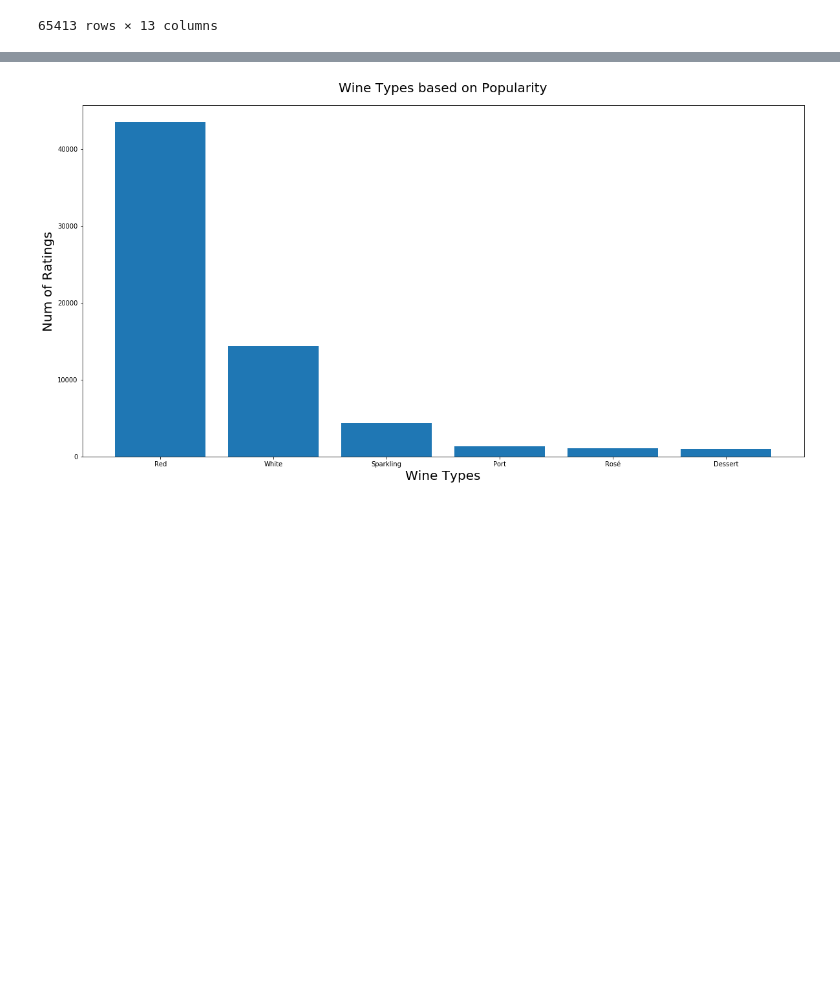
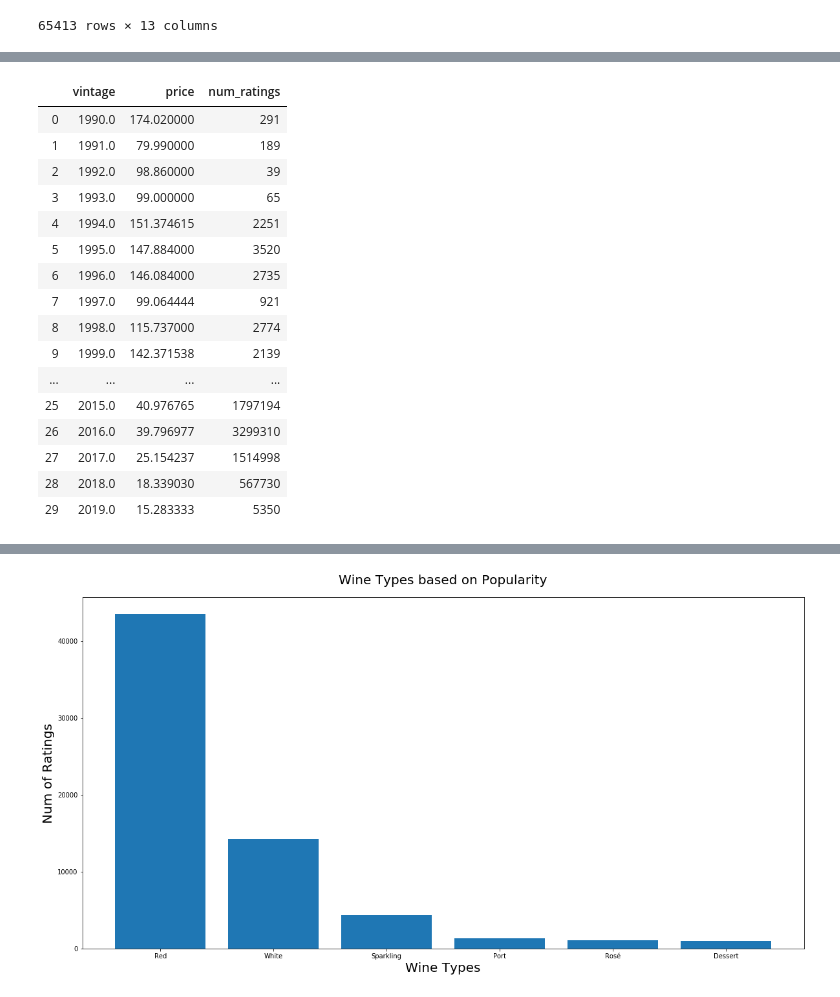
Before and after one commit to yueweng/wine-predictions, a Jupyter notebook: capstone.ipynb, the cells around one changed output, grey strips where cells are left out. Cells and saved outputs as stored; diff of their text form; code cells hidden in the pictures; blank space fills up the shorter version.

```diff
--- a/capstone.ipynb
+++ b/capstone.ipynb
@@ -66,0 +111,22 @@ wine.fill_null_value('vintage')
+# %%
+vintage_df = wine_df[(wine_df['vintage'] >= 1990.0) & (wine_df['price'] > 0.0)]
+vintage_df_group = vintage_df.groupby('vintage').agg({'price': 'mean', 'num_ratings': 'sum'}).reset_index()
+vintage_df_group
+# %% [output]
+|  | vintage | price | num_ratings |
+| 0 | 1990.0 | 174.020000 | 291 |
+| 1 | 1991.0 | 79.990000 | 189 |
+| 2 | 1992.0 | 98.860000 | 39 |
+| 3 | 1993.0 | 99.000000 | 65 |
+| 4 | 1994.0 | 151.374615 | 2251 |
+| 5 | 1995.0 | 147.884000 | 3520 |
+| 6 | 1996.0 | 146.084000 | 2735 |
+| 7 | 1997.0 | 99.064444 | 921 |
+| 8 | 1998.0 | 115.737000 | 2774 |
+| 9 | 1999.0 | 142.371538 | 2139 |
+| ... | ... | ... | ... |
+| 25 | 2015.0 | 40.976765 | 1797194 |
+| 26 | 2016.0 | 39.796977 | 3299310 |
+| 27 | 2017.0 | 25.154237 | 1514998 |
+| 28 | 2018.0 | 18.339030 | 567730 |
+| 29 | 2019.0 | 15.283333 | 5350 |
```
Also changed, not shown: parts of 38 cells of this notebook, 28 other files.
